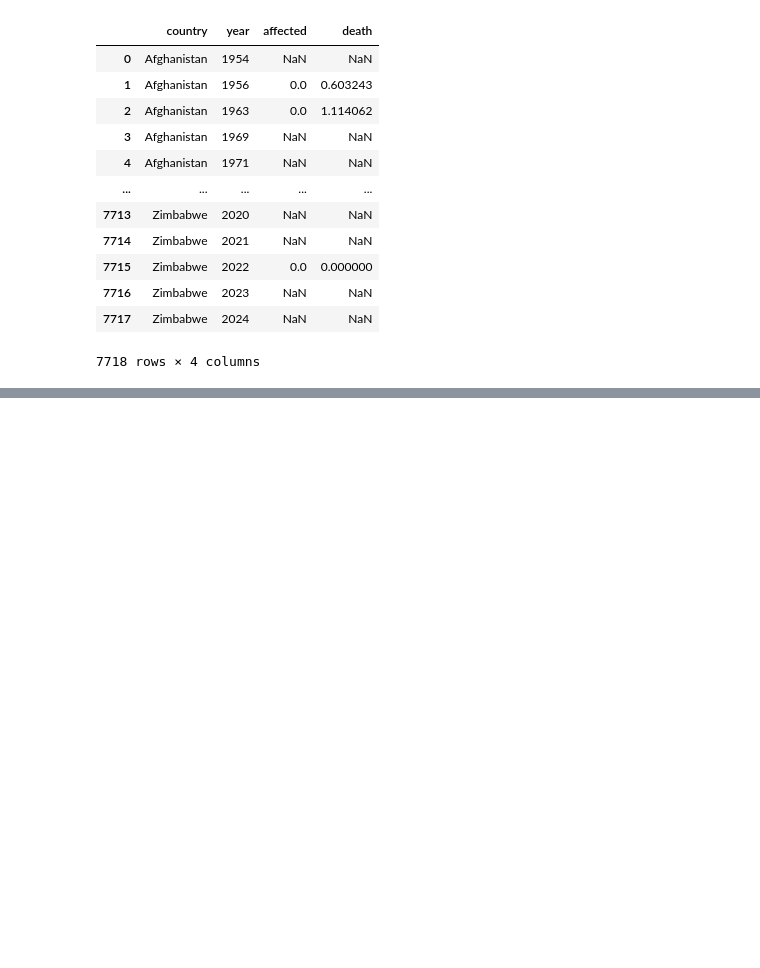
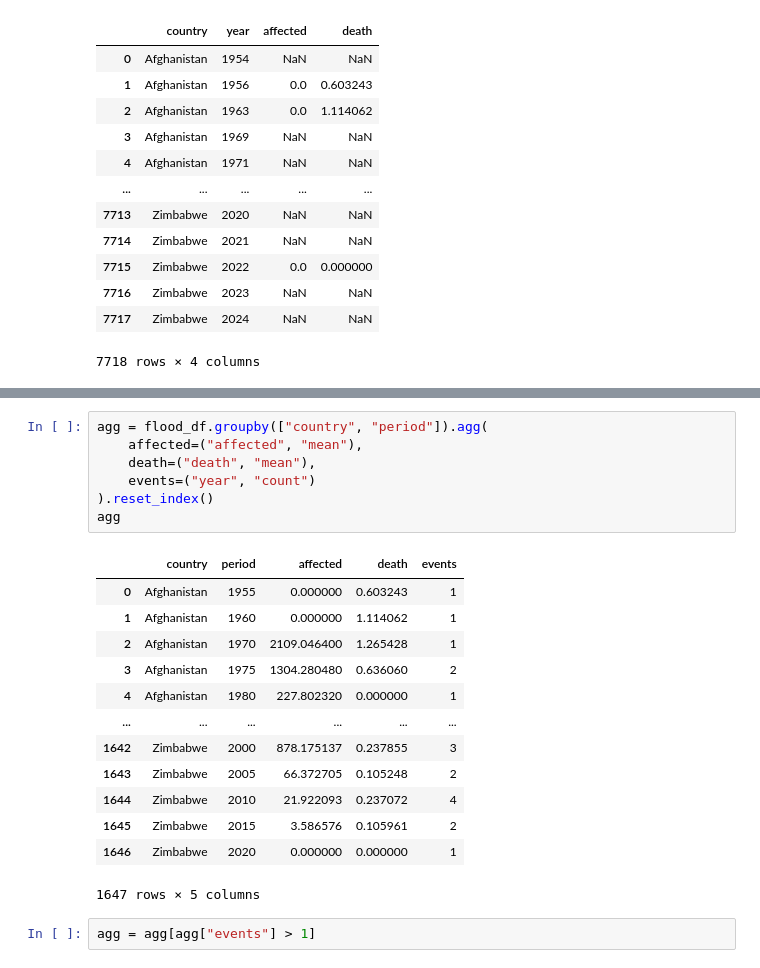
Before and after one commit to NazmulHayat/Climate-Impact-Index, a Jupyter notebook: notebook/flood_data_clean.ipynb, the cells around one changed output, grey strips where cells are left out. Cells and saved outputs as stored; diff of their text form; blank space fills up the shorter version.

```diff
--- a/notebook/flood_data_clean.ipynb
+++ b/notebook/flood_data_clean.ipynb
@@ -95,0 +140,23 @@ flood_df.drop
+# %%
+agg = flood_df.groupby(["country", "period"]).agg(
+    affected=("affected", "mean"),
+    death=("death", "mean"),
+    events=("year", "count")
+).reset_index()
+agg
+# %% [output]
+|  | country | period | affected | death | events |
+| 0 | Afghanistan | 1955 | 0.000000 | 0.603243 | 1 |
+| 1 | Afghanistan | 1960 | 0.000000 | 1.114062 | 1 |
+| 2 | Afghanistan | 1970 | 2109.046400 | 1.265428 | 1 |
+| 3 | Afghanistan | 1975 | 1304.280480 | 0.636060 | 2 |
+| 4 | Afghanistan | 1980 | 227.802320 | 0.000000 | 1 |
+| ... | ... | ... | ... | ... | ... |
+| 1642 | Zimbabwe | 2000 | 878.175137 | 0.237855 | 3 |
+| 1643 | Zimbabwe | 2005 | 66.372705 | 0.105248 | 2 |
+| 1644 | Zimbabwe | 2010 | 21.922093 | 0.237072 | 4 |
+| 1645 | Zimbabwe | 2015 | 3.586576 | 0.105961 | 2 |
+| 1646 | Zimbabwe | 2020 | 0.000000 | 0.000000 | 1 |
+1647 rows × 5 columns
+# %%
+agg = agg[agg["events"] > 1]
```
Also changed, not shown: parts of 14 cells of this notebook, 11 other files.
